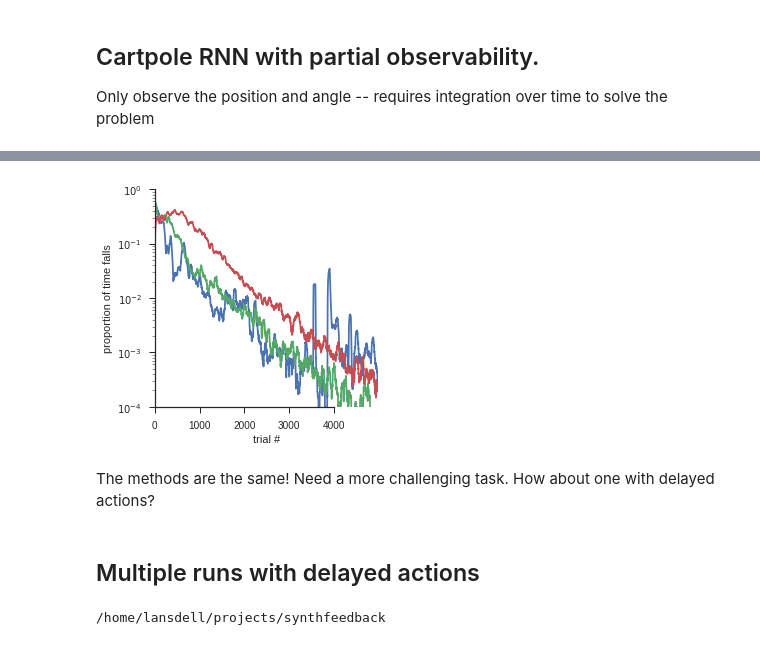
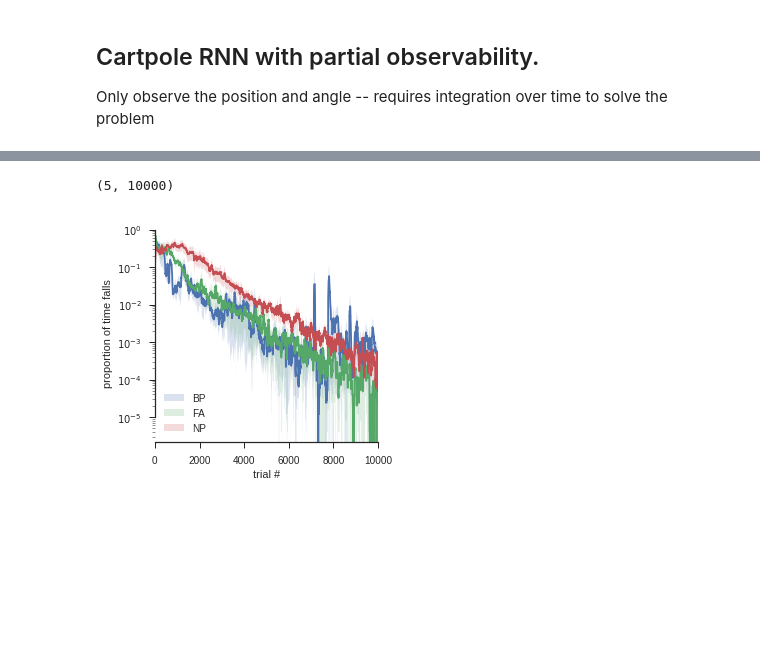
Before and after one commit to benlansdell/synthfeedback, a Jupyter notebook: notebooks/cartpole_partial_obs_results.ipynb, the cells around one changed output, grey strips where cells are left out. Drawn from its saved outputs; the diff is of its cells as text; code cells hidden in the pictures; blank space fills up the shorter version.

```diff
--- a/notebooks/cartpole_partial_obs_results.ipynb
+++ b/notebooks/cartpole_partial_obs_results.ipynb
@@ -304,73 +56,77 @@ lmbda = 5e-3
 var_xi = 0.01
 method = 'feedbackalignment'
 learning_rate = 1e-3
-N_epochs = 5000
+N_epochs = 10000
 nB = 20
 #Load data from script
 fn_in = './experiments/cartpole_rnn_partialobs_sgdnp/%s_learning_rate_%f_lmbda_%f_varxi_%f_multipleruns.npz'%(method, learning_rate, lmbda, var_xi)
+#fn_in = './experiments/cartpole_rnn_partialobs_sgdnp_delayed/%s_learning_rate_%f_lmbda_%f_varxi_%f_multipleruns.npz'%(method, learning_rate, lmbda, var_xi)
 with open(fn_in, 'rb') as f:
     data = pickle.load(f)
 
 xs = data['xs']
 params = data['params']
 
-theta_d_fa = xs[:,:,:,:,:,0].reshape(5, N_epochs,-1, nB)
-theta_fa = xs[:,:,:,:,:,1].reshape(5, N_epochs,-1,nB)
-h_d_fa = xs[:,:,:,:,:,2].reshape(5, N_epochs,-1,nB)
-h_fa = xs[:,:,:,:,:,3].reshape(5, N_epochs,-1,nB)
+theta_d_fa = xs[:,:,:,:,:,0].reshape(Nruns, N_epochs,-1, nB)
+theta_fa = xs[:,:,:,:,:,1].reshape(Nruns, N_epochs,-1,nB)
+h_d_fa = xs[:,:,:,:,:,2].reshape(Nruns, N_epochs,-1,nB)
+h_fa = xs[:,:,:,:,:,3].reshape(Nruns, N_epochs,-1,nB)
 # %%
 #Load NP results
 lmbda = 5e-3
 var_xi = 0.01
 method = 'nodepert'
 learning_rate = 1e-3
-N_epochs = 5000
+N_epochs = 10000
 nB = 20
 #Load data from script
 fn_in = './experiments/cartpole_rnn_partialobs_sgdnp/%s_learning_rate_%f_lmbda_%f_varxi_%f_multipleruns.npz'%(method, learning_rate, lmbda, var_xi)
+#fn_in = './experiments/cartpole_rnn_partialobs_sgdnp_delayed/%s_learning_rate_%f_lmbda_%f_varxi_%f_multipleruns.npz'%(method, learning_rate, lmbda, var_xi)
 with open(fn_in, 'rb') as f:
     data = pickle.load(f)
 
 xs = data['xs']
 params = data['params']
 
-theta_d_np = xs[:,:,:,:,:,0].reshape(5, N_epochs,-1, nB)
-theta_np = xs[:,:,:,:,:,1].reshape(5, N_epochs,-1,nB)
-h_d_np = xs[:,:,:,:,:,2].reshape(5, N_epochs,-1,nB)
-h_np = xs[:,:,:,:,:,3].reshape(5, N_epochs,-1,nB)
+theta_d_np = xs[:,:,:,:,:,0].reshape(Nruns, N_epochs,-1, nB)
+theta_np = xs[:,:,:,:,:,1].reshape(Nruns, N_epochs,-1,nB)
+h_d_np = xs[:,:,:,:,:,2].reshape(Nruns, N_epochs,-1,nB)
+h_np = xs[:,:,:,:,:,3].reshape(Nruns, N_epochs,-1,nB)
+# %%
+threshold = np.pi/8
+theta_bp.shape
+bp_fallrates = 1-np.mean(theta_bp[:,:,:,:]<threshold, 2)
+bp_fallrates = np.mean(bp_fallrates, 2)
+bp_fallrates.shape
+# %% [output]
+(5, 10000)
 # %%
 fig, axis = plt.subplots(1,1,figsize = (4,4))
 
 threshold = np.pi/6
 
 bp_fallrates = 1-np.mean(theta_bp[:,:,:,:]<threshold, 2)
-bp_fallrates = np.mean(bp_fallrates,0)
-bp_fallrates = smooth(np.mean(bp_fallrates,1))
+bp_fallrates = np.mean(bp_fallrates,2)
+bp_fallrates = smooth(bp_fallrates)
 
 fa_fallrates = 1-np.mean(theta_fa[:,:,:,:]<threshold, 2)
-fa_fallrates = np.mean(fa_fallrates,0)
-fa_fallrates = smooth(np.mean(fa_fallrates,1))
+fa_fallrates = np.mean(fa_fallrates,2)
+fa_fallrates = smooth(fa_fallrates)
 
 np_fallrates = 1-np.mean(theta_np[:,:,:,:]<threshold, 2)
-np_fallrates = np.mean(np_fallrates,0)
-np_fallrates = smooth(np.mean(np_fallrates,1))
+np_fallrates = np.mean(np_fallrates,2)
+np_fallrates = smooth(np_fallrates)
 
-sns.tsplot(bp_fallrates, ax = axis, color = 'C0', ci = 95)
-sns.tsplot(fa_fallrates, ax = axis, color = 'C1', ci = 95)
-sns.tsplot(np_fallrates, ax = axis, color = 'C2', ci = 95)
+sns.tsplot(bp_fallrates, ax = axis, color = 'C0', ci = 68)
+sns.tsplot(fa_fallrates, ax = axis, color = 'C1', ci = 68)
+sns.tsplot(np_fallrates, ax = axis, color = 'C2', ci = 68)
 
 axis.set_xlabel('trial #')
 axis.set_yscale('log')
-axis.set_ylim([1e-4, 1])
+axis.legend(['BP', 'FA', 'NP'])
+axis.set_xlim([0, 10000])
 axis.set_ylabel('proportion of time falls')
 sns.despine(trim=True)
+#plt.savefig('./figures/cartpole_partialobs_results_delayed.pdf')
 # %% [output]
-[figure, old version]
+[figure, new version]
-# %% [markdown]
-The methods are the same! Need a more challenging task. How about one with delayed actions?
-# %% [markdown]
-## Multiple runs with delayed actions
-# %%
-cd /home/lansdell/projects/synthfeedback/
-# %% [output]
-/home/lansdell/projects/synthfeedback
```
Also changed, not shown: parts of 43 cells of this notebook, 3 other files.
